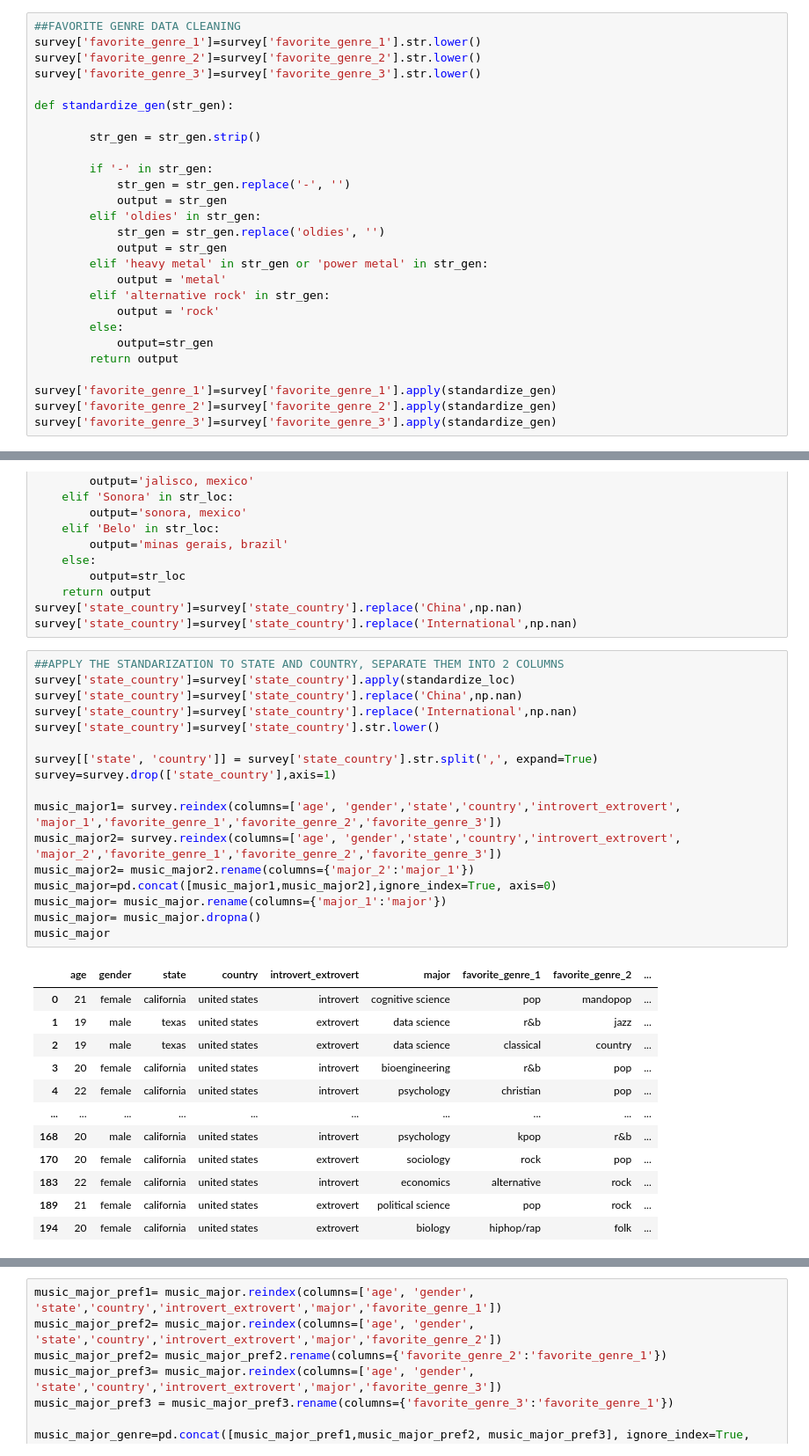
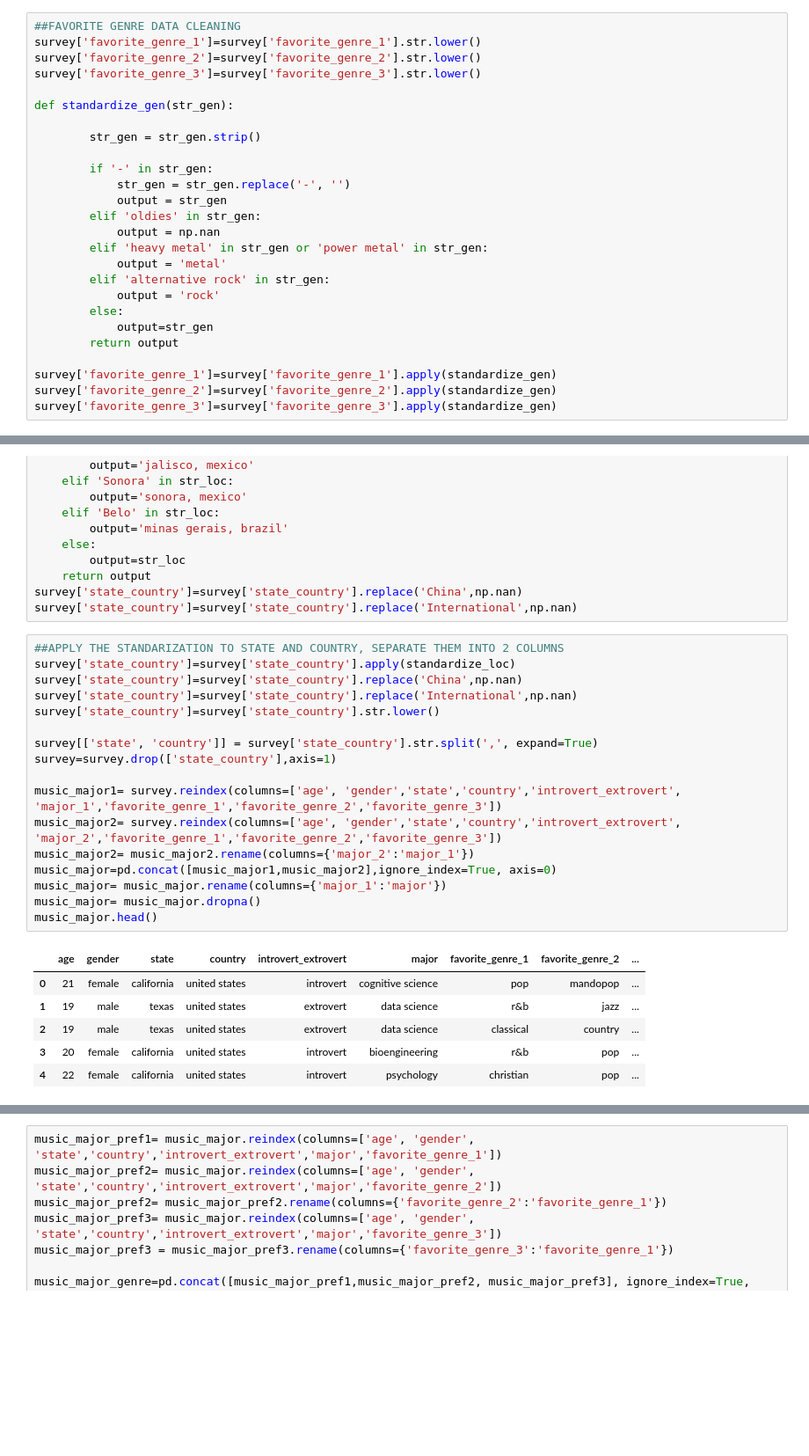
Before and after one commit to ninaahong/COGS108, a Jupyter notebook: EDACheckpoint_Group041_WI24.ipynb, the cells around one changed output, grey strips where cells are left out. Shown at 88% size. Drawn from its saved outputs; the diff is of its cells as text; blank space fills up the shorter version.

```diff
--- a/EDACheckpoint_Group041_WI24.ipynb
+++ b/EDACheckpoint_Group041_WI24.ipynb
@@ -164,8 +166,7 @@ def standardize_gen(str_gen):
             str_gen = str_gen.replace('-', '')
             output = str_gen
         elif 'oldies' in str_gen:
-            str_gen = str_gen.replace('oldies', '')
-            output = str_gen
+            output = np.nan
         elif 'heavy metal' in str_gen or 'power metal' in str_gen:
             output = 'metal'
         elif 'alternative rock' in str_gen:
@@ -342,30 +343,24 @@ survey['state_country']=survey['state_country'].replace('International',np.nan)
 # %%
 ##APPLY THE STANDARIZATION TO STATE AND COUNTRY, SEPARATE THEM INTO 2 COLUMNS
 survey['state_country']=survey['state_country'].apply(standardize_loc)
 survey['state_country']=survey['state_country'].replace('China',np.nan)
 survey['state_country']=survey['state_country'].replace('International',np.nan)
 survey['state_country']=survey['state_country'].str.lower()
 
 survey[['state', 'country']] = survey['state_country'].str.split(',', expand=True)
 survey=survey.drop(['state_country'],axis=1)
 
 music_major1= survey.reindex(columns=['age', 'gender','state','country','introvert_extrovert', 'major_1','favorite_genre_1','favorite_genre_2','favorite_genre_3'])
 music_major2= survey.reindex(columns=['age', 'gender','state','country','introvert_extrovert', 'major_2','favorite_genre_1','favorite_genre_2','favorite_genre_3'])
 music_major2= music_major2.rename(columns={'major_2':'major_1'})
 music_major=pd.concat([music_major1,music_major2],ignore_index=True, axis=0)
 music_major= music_major.rename(columns={'major_1':'major'})
 music_major= music_major.dropna()
-music_major
+music_major.head()
 # %% [output]
 |  | age | gender | state | country | introvert_extrovert | major | favorite_genre_1 | favorite_genre_2 | ... |
 | 0 | 21 | female | california | united states | introvert | cognitive science | pop | mandopop | ... |
 | 1 | 19 | male | texas | united states | extrovert | data science | r&b | jazz | ... |
 | 2 | 19 | male | texas | united states | extrovert | data science | classical | country | ... |
 | 3 | 20 | female | california | united states | introvert | bioengineering | r&b | pop | ... |
 | 4 | 22 | female | california | united states | introvert | psychology | christian | pop | ... |
-| ... | ... | ... | ... | ... | ... | ... | ... | ... | ... |
-| 168 | 20 | male | california | united states | introvert | psychology | kpop | r&b | ... |
-| 170 | 20 | female | california | united states | extrovert | sociology | rock | pop | ... |
-| 183 | 22 | female | california | united states | introvert | economics | alternative | rock | ... |
-| 189 | 21 | female | california | united states | extrovert | political science | pop | rock | ... |
-| 194 | 20 | female | california | united states | extrovert | biology | hiphop/rap | folk | ... |
```
Also changed, not shown: parts of 28 cells of this notebook.
